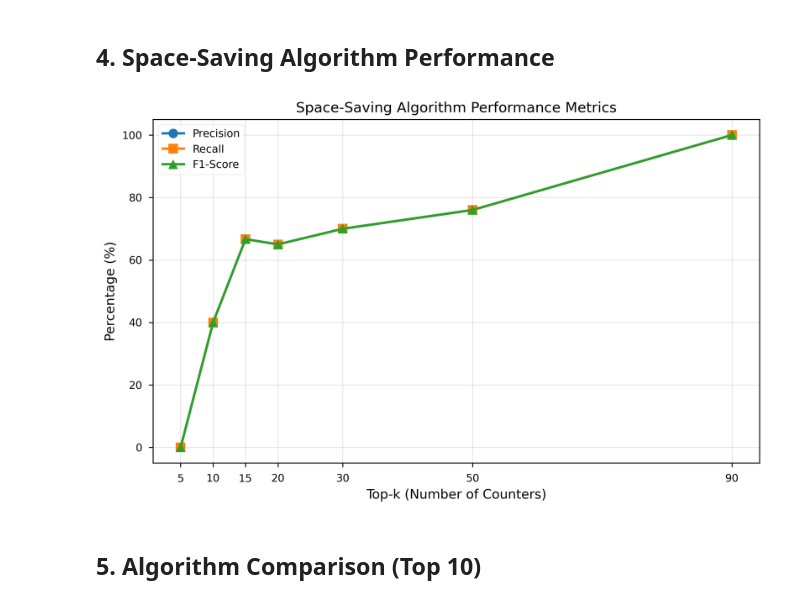
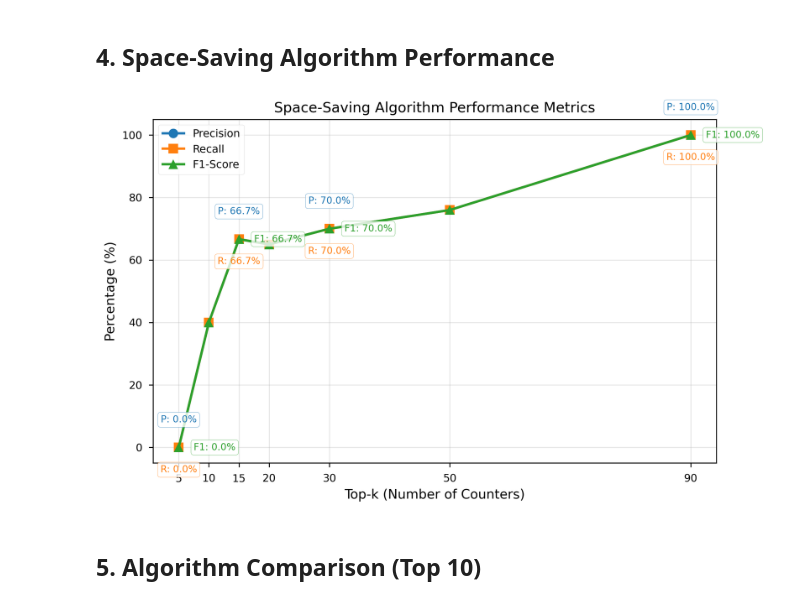
Before and after one commit to spraxx/data-stream-frequency-analysis, a Jupyter notebook: visualizations.ipynb, the cells around one changed output. Cells and saved outputs as stored; diff of their text form; code cells hidden in the pictures.

```diff
--- a/visualizations.ipynb
+++ b/visualizations.ipynb
@@ -311,24 +311,47 @@ plt.show()
 # %%
 fig, ax = plt.subplots(figsize=(8, 5))
 
 ax.plot(ss_performance['top_k'], ss_performance['precision_pct'],
         marker='o', label='Precision', linewidth=2, markersize=8)
 ax.plot(ss_performance['top_k'], ss_performance['recall_pct'],
         marker='s', label='Recall', linewidth=2, markersize=8)
 ax.plot(ss_performance['top_k'], ss_performance['f1_score_pct'],
         marker='^', label='F1-Score', linewidth=2, markersize=8)
 
 ax.set_xlabel('Top-k (Number of Counters)')
 ax.set_ylabel('Percentage (%)')
 ax.set_title('Space-Saving Algorithm Performance Metrics')
 ax.set_xticks(ss_performance['top_k'])
 ax.legend()
 ax.grid(alpha=0.3)
 
+# Add percentage labels at key points only (to avoid clutter)
+key_points = [0, 2, 4, 6]  # Indices for m=5, 15, 30, 90
+for idx in key_points:
+    row = ss_performance.iloc[idx]
+
+    # Precision label (above, with background)
+    ax.text(row['top_k'], row['precision_pct'] + 8,
+            f"P: {row['precision_pct']:.1f}%",
+            ha='center', fontsize=8, color='C0',
+            bbox=dict(boxstyle='round,pad=0.3', facecolor='white', edgecolor='C0', alpha=0.8))
+
+    # Recall label (below, with background)
+    ax.text(row['top_k'], row['recall_pct'] - 8,
+            f"R: {row['recall_pct']:.1f}%",
+            ha='center', fontsize=8, color='C1',
+            bbox=dict(boxstyle='round,pad=0.3', facecolor='white', edgecolor='C1', alpha=0.8))
+
+    # F1-Score label (to the right, with background)
+    ax.text(row['top_k'] + 2.5, row['f1_score_pct'],
+            f"F1: {row['f1_score_pct']:.1f}%",
+            ha='left', fontsize=8, color='C2', va='center',
+            bbox=dict(boxstyle='round,pad=0.3', facecolor='white', edgecolor='C2', alpha=0.8))
+
 plt.tight_layout()
 plt.show()
 # %% [output]
-[figure, old version]
+[figure, new version]
 # %% [markdown]
 ## 5. Algorithm Comparison (Top 10)
 # %%
```
Also changed, not shown: parts of 4 cells of this notebook.
